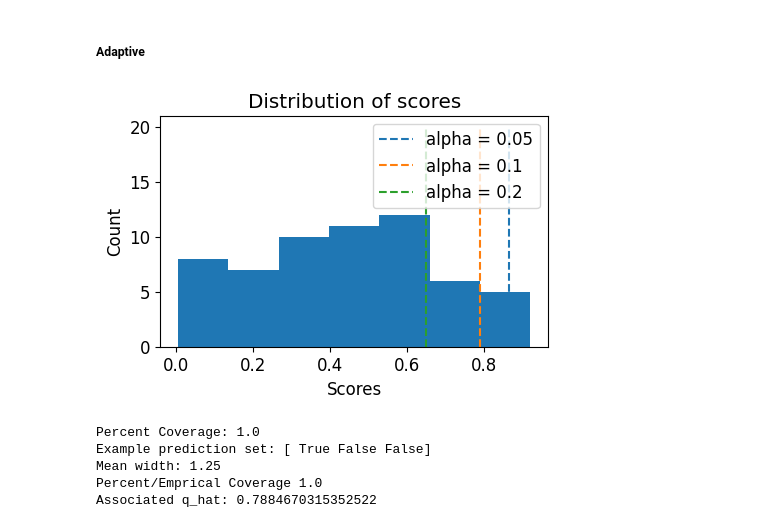
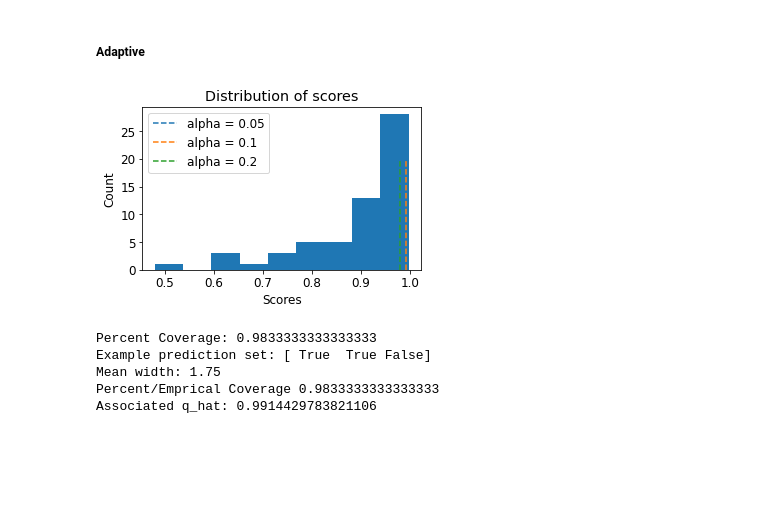
Before and after one commit to ClarkQTIM/Conformal_Uncertainty_Quantification, a Jupyter notebook: Conformal Uncertainty Quantification Classification.ipynb, the cells around one changed output. Saved outputs shown, nothing was run; the diff lists cells and outputs as text; code cells hidden in the pictures; blank space fills up the shorter version.

```diff
--- a/Conformal Uncertainty Quantification Classification.ipynb
+++ b/Conformal Uncertainty Quantification Classification.ipynb
@@ -722,31 +729,31 @@ Percent Coverage: 0.9166666666666666
 # %%
 # Conformal Uncertainity Quantification
 
 ## Cal model output probabilities
 y_cal_prob = model_prediction_classification(model, X_cal_tensor)
-cal_scores, reg_vec = get_calibration_scores_adaptive(X_cal, y_cal, y_cal_prob, 0, 0)
+cal_scores = get_calibration_scores_adaptive(X_cal, y_cal, y_cal_prob)
 X_cal_wine = X_cal
 y_cal_wine = y_cal
 y_cal_prob_wine = y_cal_prob
 ## Quantiles
 alphas = [0.05, 0.1, 0.2]
 quantiles = [find_quantile(cal_scores, alpha) for alpha in alphas]
 
 ## Plotting
 plot_scores(alphas, cal_scores, quantiles, 20)
 # %% [output]
-[figure, old version]
+[figure, new version]
 # %%
 # Prediction Set
 
-prediction_sets, mean_width, pct_coverage, qhat = cuq_pred_set_adaptive(model, cal_scores, reg_vec, X_test_tensor, y_test, 0.1, disallow_zero_sets=True, rand=False)
+prediction_sets, mean_width, pct_coverage, qhat = cuq_pred_set_lar(model, cal_scores, X_test_tensor, y_test, 0.1)
 print(f'Example prediction set: {prediction_sets[0]}')
 print(f'Mean width: {mean_width}')
 print(f'Percent/Emprical Coverage {pct_coverage}')
 print(f'Associated q_hat: {qhat}')
 # %% [output]
-Percent Coverage: 1.0
-Example prediction set: [ True False False]
-Mean width: 1.25
-Percent/Emprical Coverage 1.0
-Associated q_hat: 0.7884670315352522
+Percent Coverage: 0.9833333333333333
+Example prediction set: [ True  True False]
+Mean width: 1.75
+Percent/Emprical Coverage 0.9833333333333333
+Associated q_hat: 0.9914429783821106
```
Also changed, not shown: parts of 13 cells of this notebook, 2 other files.
